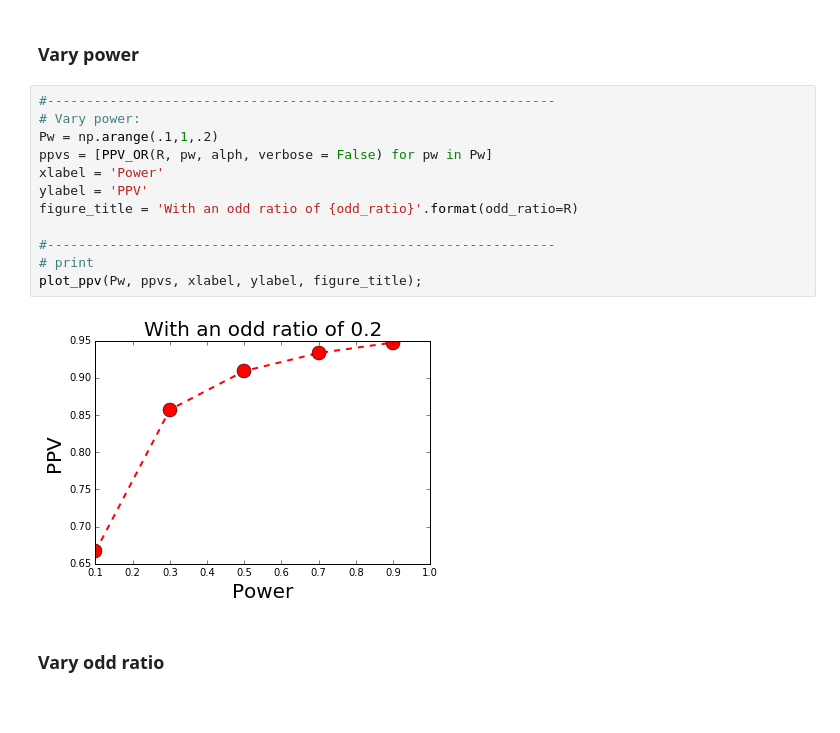
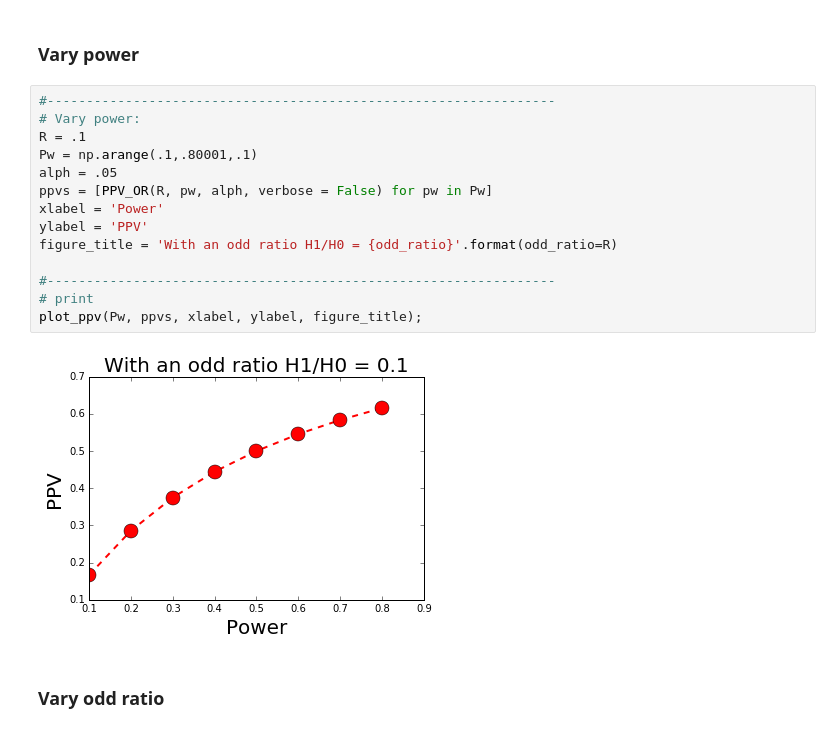
Before and after one commit to ReproNim/ohbm2018-training, a Jupyter notebook: section4/section42/Positive-Predictive-Value.ipynb, the cells around one changed output. Saved outputs shown, nothing was run; the diff lists cells and outputs as text.

```diff
--- a/section4/section42/Positive-Predictive-Value.ipynb
+++ b/section4/section42/Positive-Predictive-Value.ipynb
@@ -232,17 +232,19 @@ With odd ratio=0.20, Power=0.50, alpha=0.01, We have PPV=0.91
 # %%
 #-----------------------------------------------------------------
 # Vary power:
-Pw = np.arange(.1,1,.2)
+R = .1
+Pw = np.arange(.1,.80001,.1)
+alph = .05
 ppvs = [PPV_OR(R, pw, alph, verbose = False) for pw in Pw]
 xlabel = 'Power'
 ylabel = 'PPV'
-figure_title = 'With an odd ratio of {odd_ratio}'.format(odd_ratio=R)
+figure_title = 'With an odd ratio H1/H0 = {odd_ratio}'.format(odd_ratio=R)
 
 #-----------------------------------------------------------------
 # print
 plot_ppv(Pw, ppvs, xlabel, ylabel, figure_title);
 # %% [output]
-[figure, old version]
+[figure, new version]
 # %% [markdown]
 ### Vary odd ratio
 # %%
```
